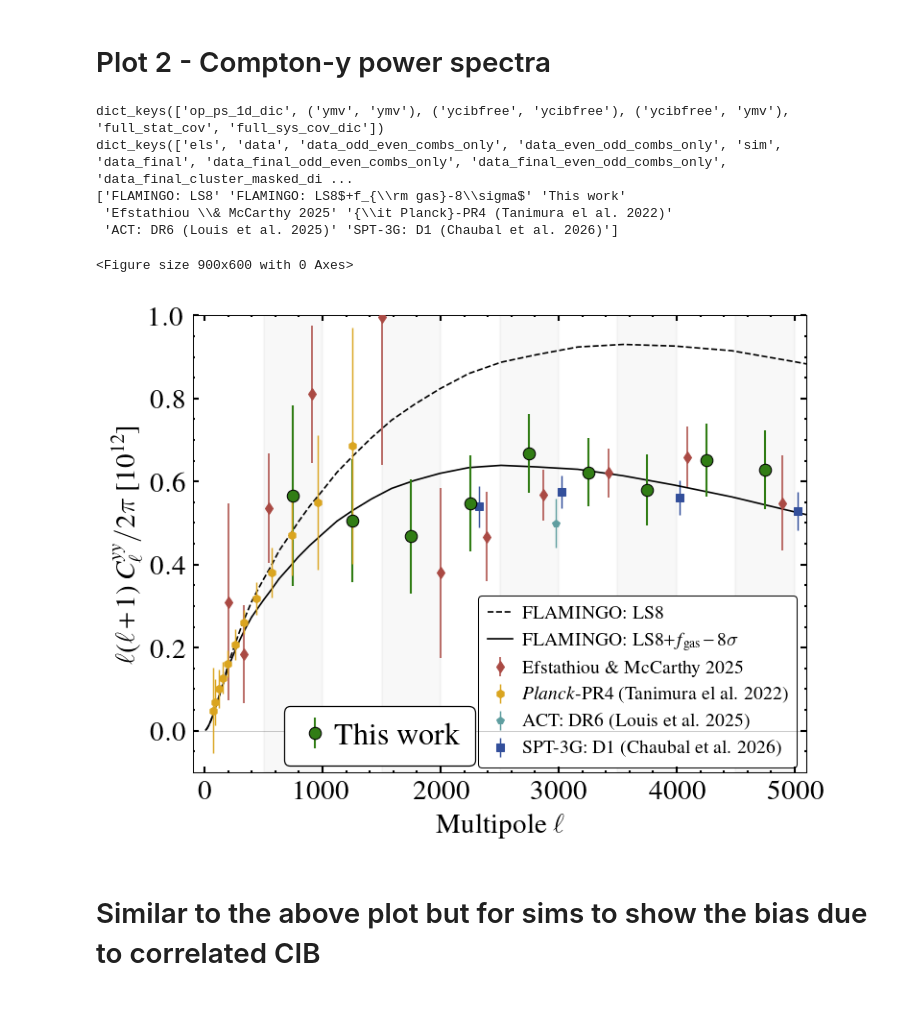
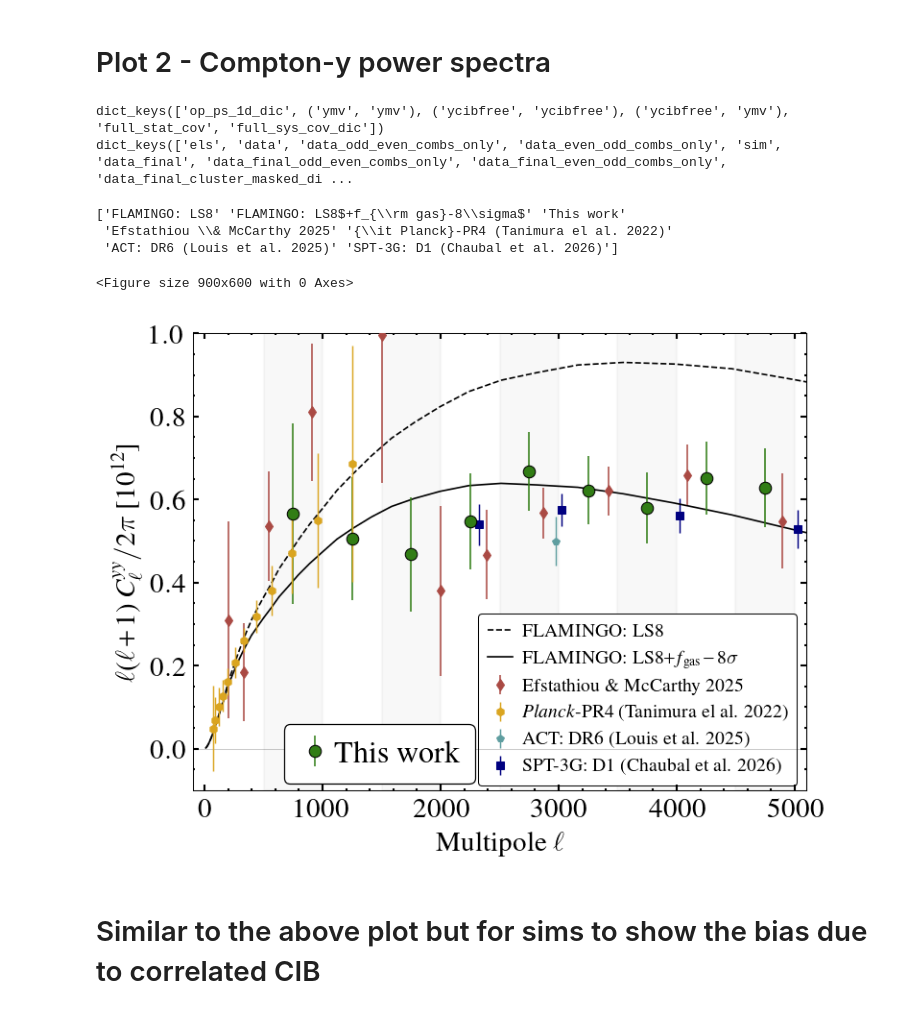
Before and after one commit to sriniraghunathan/tSZ_2pt_SPT_SPIRE, a Jupyter notebook: read_files_and_make_plots.ipynb, the cells around one changed output. Cells and saved outputs as stored; diff of their text form; code cells hidden in the pictures.

```diff
--- a/read_files_and_make_plots.ipynb
+++ b/read_files_and_make_plots.ipynb
@@ -547,11 +547,13 @@ for pliter in range(1, 2):
 
 
         colorval, labval, mkrval, msval = pl_specs_dic[m1m2]
-        lwval = 1. #0.8
+        lwval = 0.75 ##1. #0.8
         ##print(xshiftval)
         errorbar(el_ + xshiftval, dl_fac * cl_data_final,
                  yerr = dl_fac * cl_data_err,
-                 color = colorval, mec = 'black', mew = 0.5,
+                 color = colorval,
+                 mec = 'black',
+                 mew = 0.5,
                  ls ='None',
                  label = labval,
                  capsize = capsizeval,
@@ -564,7 +566,7 @@ for pliter in range(1, 2):
     if pliter == 1: #add ACT and SPT data points here.
 
         planck_colorval = 'goldenrod'##E49B0F' ##15317E'
-        actcolor, sptcolor = 'cadetblue', '#334F9B'
+        actcolor, sptcolor = 'cadetblue', 'navy' #'#334F9B'
         em25color = '#AA4A44' #cadetblue' #tab:pink'
 
         """
@@ -777,38 +779,38 @@ for pliter in range(1, 2):
         other_inds = list( set(total_inds) - set(data_inds) )
 
         yloc = -0.02
         #leg1 = ax.legend(handles[data_inds], labels[data_inds], bbox_to_anchor = (0.67, yloc), loc = 4, fontsize = legfsval, ncol = 1, handletextpad = 0.1, columnspacing = 0.3, handlelength = 1., numpoints = 1, framealpha = 1.)
         leg1 = ax.legend(handles[data_inds], labels[data_inds], bbox_to_anchor = (xloc, yloc), loc = 4, fontsize = legfsval+2.5, ncol = 1, handletextpad = 0.1, columnspacing = 0.3, handlelength = 1., numpoints = 1, framealpha = 1.)
         #leg1.get_frame().set_edgecolor('whitesmoke')
         leg1.get_frame().set_linewidth(.6)
         if len(other_inds)>0:
             ax.add_artist(leg1)
             leg2 = ax.legend(handles[other_inds], labels[other_inds], bbox_to_anchor = (1., yloc+0.01), loc = 4, fontsize = legfsval-3.5, ncol = 1, handletextpad = 0.5, columnspacing = 0.3, handlelength = 1.3, numpoints = 1, framealpha = 1.)
             #leg2.get_frame().set_edgecolor('whitesmoke')
             leg2.get_frame().set_linewidth(.5)
             leg2.set_zorder(0)
 
         """
         legfsval = fsval+2
         legend(loc = 4, fontsize = legfsval, ncol = 1, handletextpad = 0.1, columnspacing = 0.3, handlelength = 1., numpoints = 1)
         """
 
         plname = 'plots/ymap_spectra_data_plus_others'
     #np.save('results/100d_tsz_final_estimate_for_CR.npy', results_for_cr_dic)
     ########################################################################
     ########################################################################
     ########################################################################
     plname = '%s.pdf' %(plname)
     savefig(plname, dpi = 200.)
     show()
 # %% [output]
 dict_keys(['op_ps_1d_dic', ('ymv', 'ymv'), ('ycibfree', 'ycibfree'), ('ycibfree', 'ymv'), 'full_stat_cov', 'full_sys_cov_dic'])
 dict_keys(['els', 'data', 'data_odd_even_combs_only', 'data_even_odd_combs_only', 'sim', 'data_final', 'data_final_odd_even_combs_only', 'data_final_even_odd_combs_only', 'data_final_cluster_masked_di ...
-['FLAMINGO: LS8' 'FLAMINGO: LS8$+f_{\\rm gas}-8\\sigma$' 'This work'
- 'Efstathiou \\& McCarthy 2025' '{\\it Planck}-PR4 (Tanimura el al. 2022)'
- 'ACT: DR6 (Louis et al. 2025)' 'SPT-3G: D1 (Chaubal et al. 2026)']
-<Figure size 900x600 with 0 Axes>
+['FLAMINGO: LS8' 'FLAMINGO: LS8$+f_{\\rm gas}-8\\sigma$' 'This work'
+ 'Efstathiou \\& McCarthy 2025' '{\\it Planck}-PR4 (Tanimura el al. 2022)'
+ 'ACT: DR6 (Louis et al. 2025)' 'SPT-3G: D1 (Chaubal et al. 2026)']
+<Figure size 900x600 with 0 Axes>
-[figure, old version]
+[figure, new version]
 # %% [markdown]
 # Similar to the above plot but for sims to show the bias due to correlated CIB
 # %%
```
Also changed, not shown: parts of 1 cell of this notebook, 2 other files.
